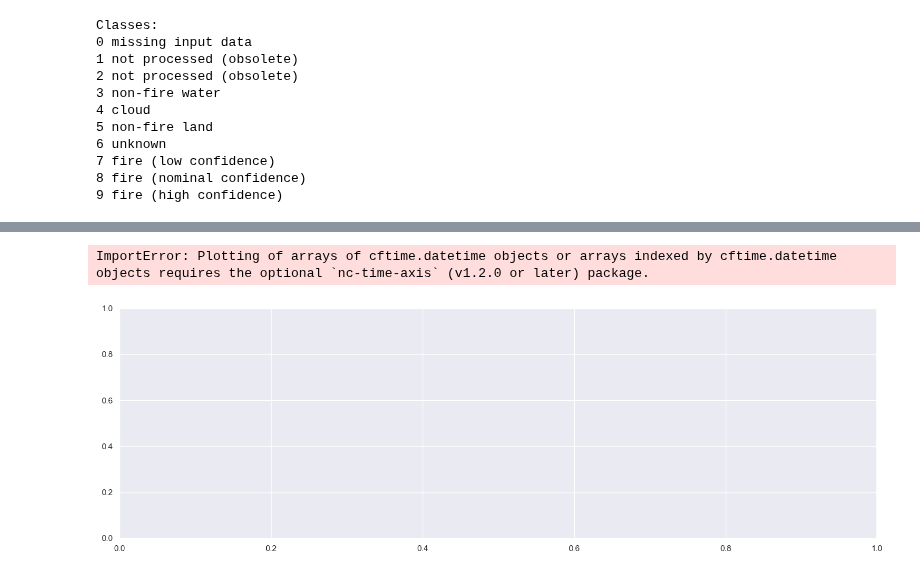
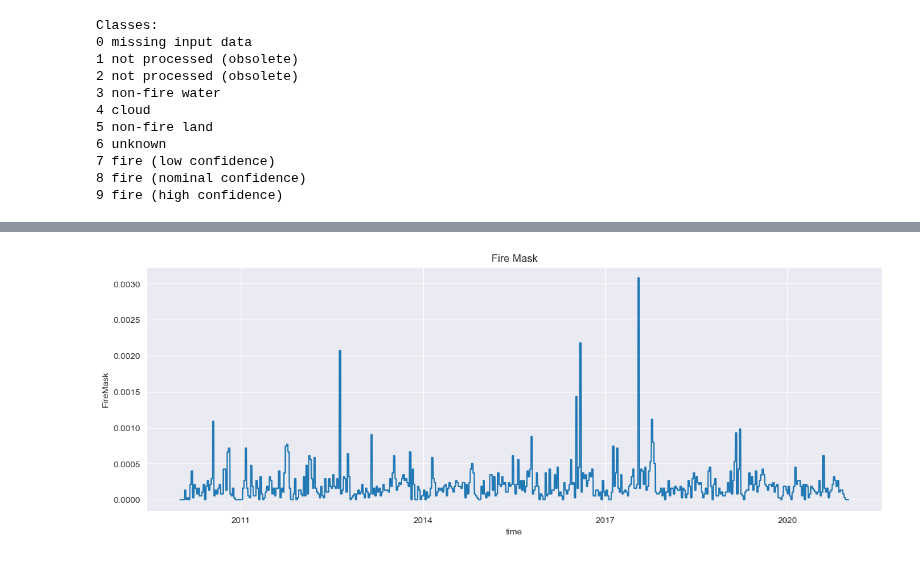
Before and after one commit to Sliders122/wildfire, a Jupyter notebook: src/Datacube_inspection.ipynb, the cells around one changed output, grey strips where cells are left out. Drawn from its saved outputs; the diff is of its cells as text; code cells hidden in the pictures.

```diff
--- a/src/Datacube_inspection.ipynb
+++ b/src/Datacube_inspection.ipynb
@@ -29,7 +29,7 @@ active_fire = xr.open_dataset(path_data + 'Raw_ActiveFire_500m.nc')
 burn_mask = xr.open_dataset(path_data + 'Raw_BurnMask_1km.nc')
 fwi = xr.open_mfdataset(path_data + '/Raw_Fwi/*.nc', combine='by_coords', chunks=None)
 density = rxr.open_rasterio(path_data + 'fra_pd_2015_1km_UNadj.tif', masked=True).squeeze()
-datacube = xr.open_dataset(path_data + 'datacube.nc', chunks=None, decode_coords="all")
+datacube = xr.open_dataset(path_data + 'datacube1.nc', chunks=None, decode_coords="all")
 # %%
 # Select the variables of interest
 ndvi_filter = ndvi['_1_km_16_days_EVI']
@@ -268,9 +278,8 @@ count_all = burn_mask['FireMask'].count(dim=['ydim','xdim'])
 # %%
-# Plot the coutn_fire by the count_all
+# Plot the percent of pixel of the variable FireMask equal to 7,8 or 9 in the datacube above all the pixel
 fig, ax = plt.subplots(1, 1, figsize=(15, 5))
-(count_fire/count_all).plot(ax=ax)
+(datacube['FireMask'].where(datacube['FireMask']>=7).count(dim=['y','x'])/datacube['FireMask'].count(dim=['y','x'])).plot(ax=ax)
 ax.set_title('Fire Mask')
 plt.show()
 # %% [output]
-ImportError: Plotting of arrays of cftime.datetime objects or arrays indexed by cftime.datetime objects requires the optional `nc-time-axis` (v1.2.0 or later) package.
-[figure, old version]
+[figure, new version]
```
Also changed, not shown: parts of 4 cells of this notebook.
